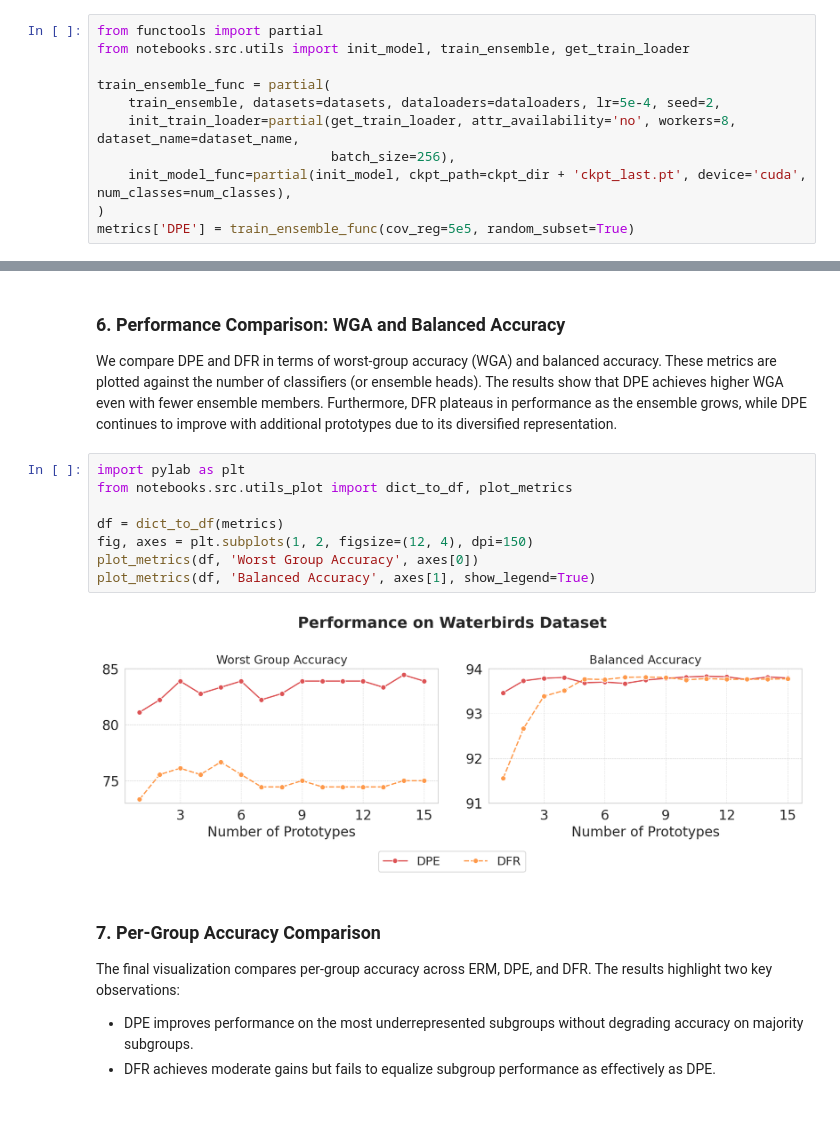
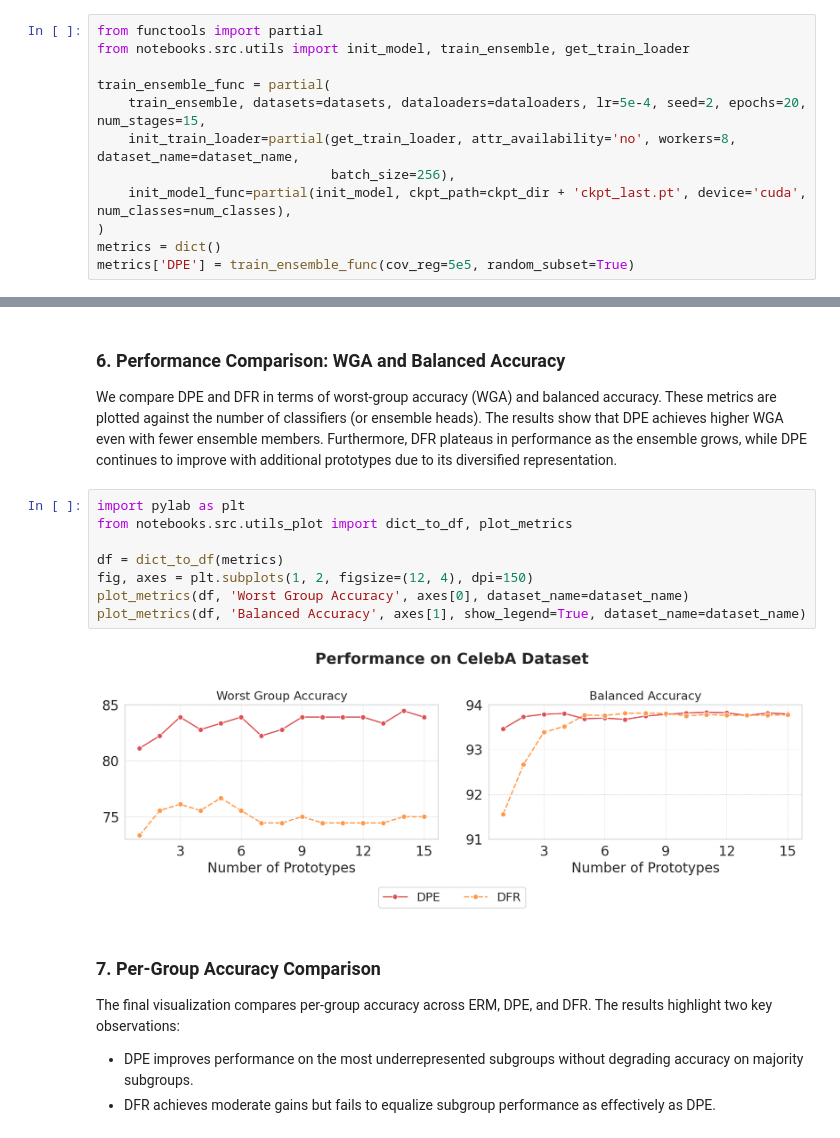
Before and after one commit to minhto2802/DPE, a Jupyter notebook: notebooks/02_celeba_without_attribute_annotation.ipynb, the cells around one changed output, grey strips where cells are left out. Saved outputs shown, nothing was run; the diff lists cells and outputs as text.

```diff
--- a/notebooks/02_celeba_without_attribute_annotation.ipynb
+++ b/notebooks/02_celeba_without_attribute_annotation.ipynb
@@ -99,11 +99,12 @@ from functools import partial
 from notebooks.src.utils import init_model, train_ensemble, get_train_loader
 
 train_ensemble_func = partial(
-    train_ensemble, datasets=datasets, dataloaders=dataloaders, lr=5e-4, seed=2,
+    train_ensemble, datasets=datasets, dataloaders=dataloaders, lr=5e-4, seed=2, epochs=20, num_stages=15,
     init_train_loader=partial(get_train_loader, attr_availability='no', workers=8, dataset_name=dataset_name,
                               batch_size=256),
     init_model_func=partial(init_model, ckpt_path=ckpt_dir + 'ckpt_last.pt', device='cuda', num_classes=num_classes),
 )
+metrics = dict()
 metrics['DPE'] = train_ensemble_func(cov_reg=5e5, random_subset=True)
 # %% [output]
 Avg ACC: 0.932
@@ -142,13 +143,13 @@ We compare DPE and DFR in terms of worst-group accuracy (WGA) and balanced accur
 # %%
 import pylab as plt
 from notebooks.src.utils_plot import dict_to_df, plot_metrics
 
 df = dict_to_df(metrics)
 fig, axes = plt.subplots(1, 2, figsize=(12, 4), dpi=150)
-plot_metrics(df, 'Worst Group Accuracy', axes[0])
-plot_metrics(df, 'Balanced Accuracy', axes[1], show_legend=True)
+plot_metrics(df, 'Worst Group Accuracy', axes[0], dataset_name=dataset_name)
+plot_metrics(df, 'Balanced Accuracy', axes[1], show_legend=True, dataset_name=dataset_name)
 # %% [output]
-[figure, old version]
+[figure, new version]
 # %% [markdown]
 ### 7. Per-Group Accuracy Comparison
 
```
Also changed, not shown: parts of 2 cells of this notebook.
